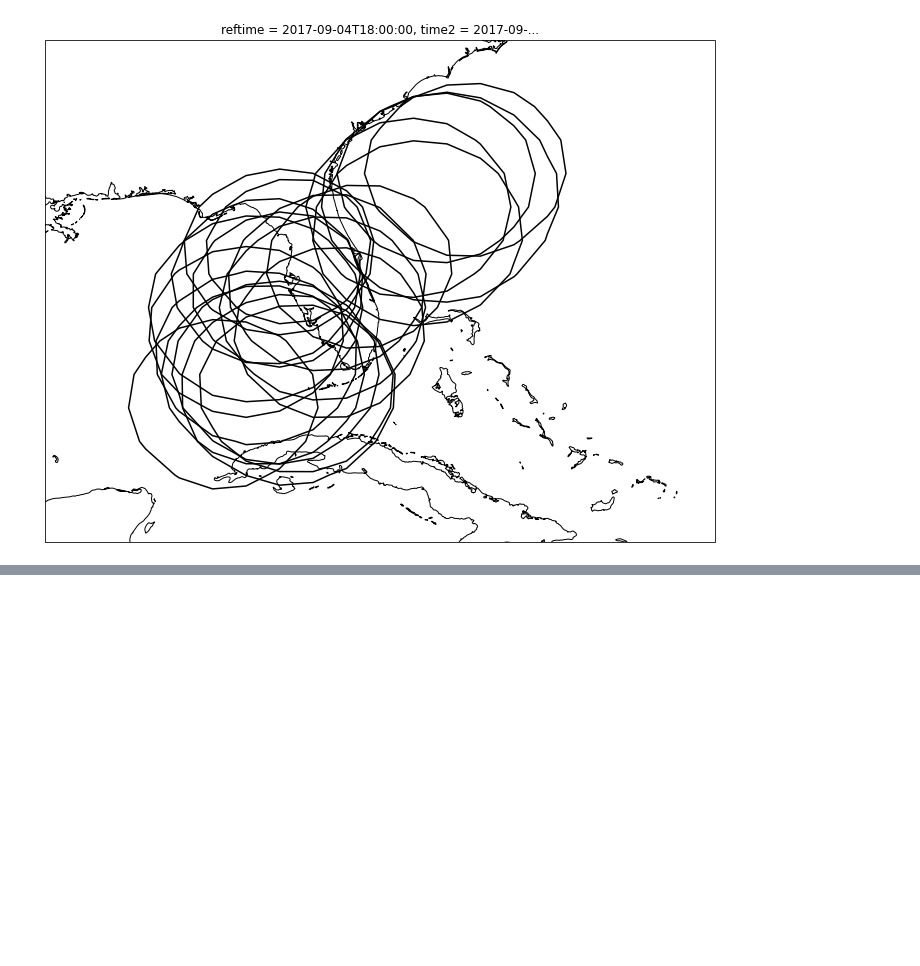
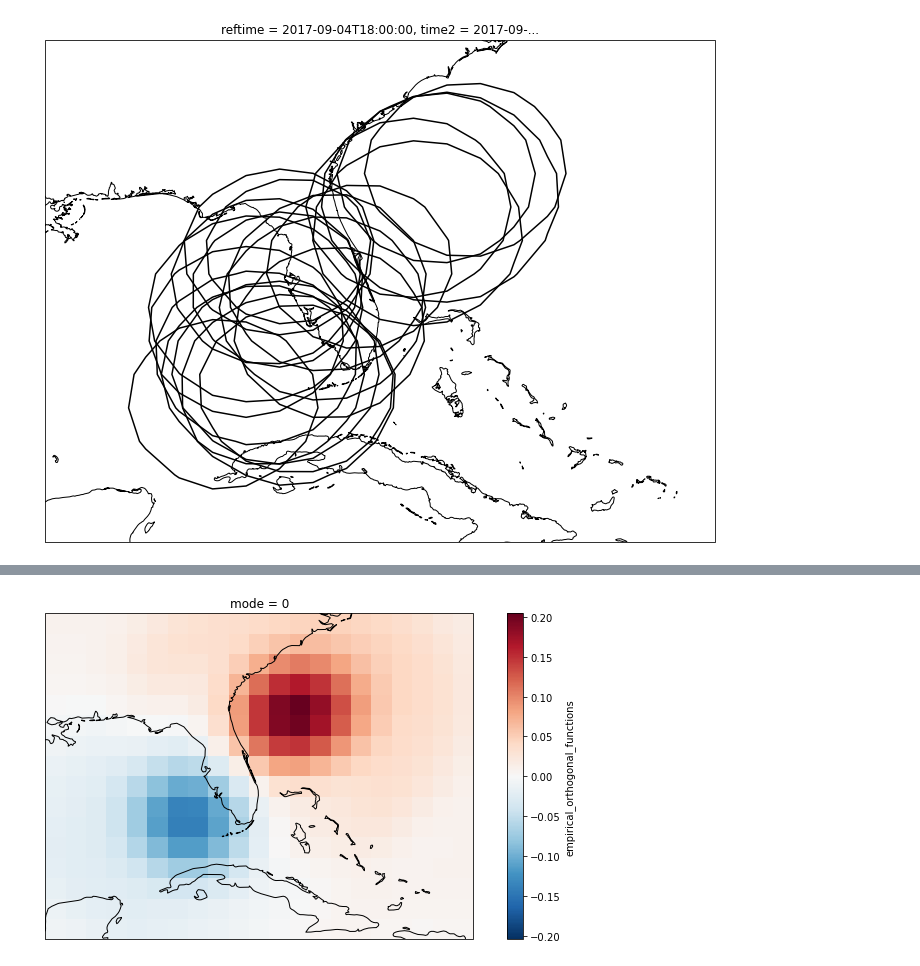
Before and after one commit to fuyihang98/MPO624_2022, a Jupyter notebook: Notebooks/Irma_Yihang.ipynb, the cells around one changed output, grey strips where cells are left out. Drawn from its saved outputs; the diff is of its cells as text; code cells hidden in the pictures; blank space fills up the shorter version.

```diff
--- a/Notebooks/Irma_Yihang.ipynb
+++ b/Notebooks/Irma_Yihang.ipynb
@@ -92,8 +95,10 @@ pc.plot(ax=axes[1])
 # %%
 projection = ccrs.PlateCarree()
-f, ax = plt.subplots(subplot_kw=dict(projection=projection), figsize=[12,10])
+f, ax = plt.subplots(subplot_kw=dict(projection=projection), figsize=[12,6])
 eof.plot(ax=ax);
 ax.coastlines();
+# %% [output]
+[figure, added]
 # %%
 projection = ccrs.PlateCarree()
 f, ax = plt.subplots(subplot_kw=dict(projection=projection), figsize=[12,10])
```
Also changed, not shown: parts of 4 cells of this notebook.
